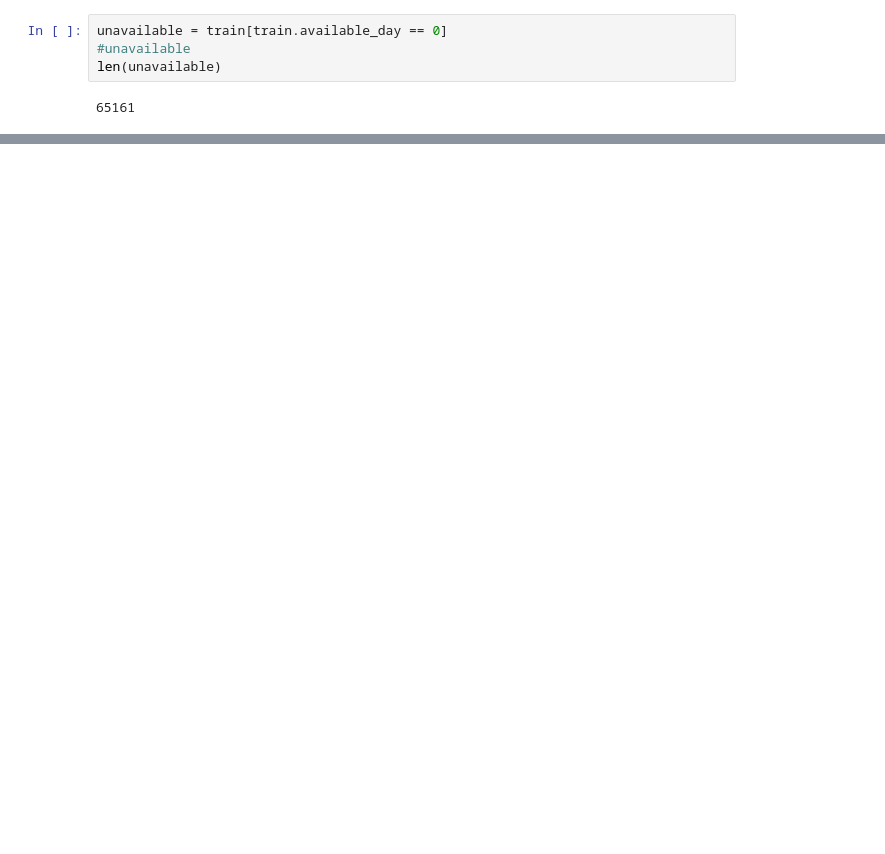
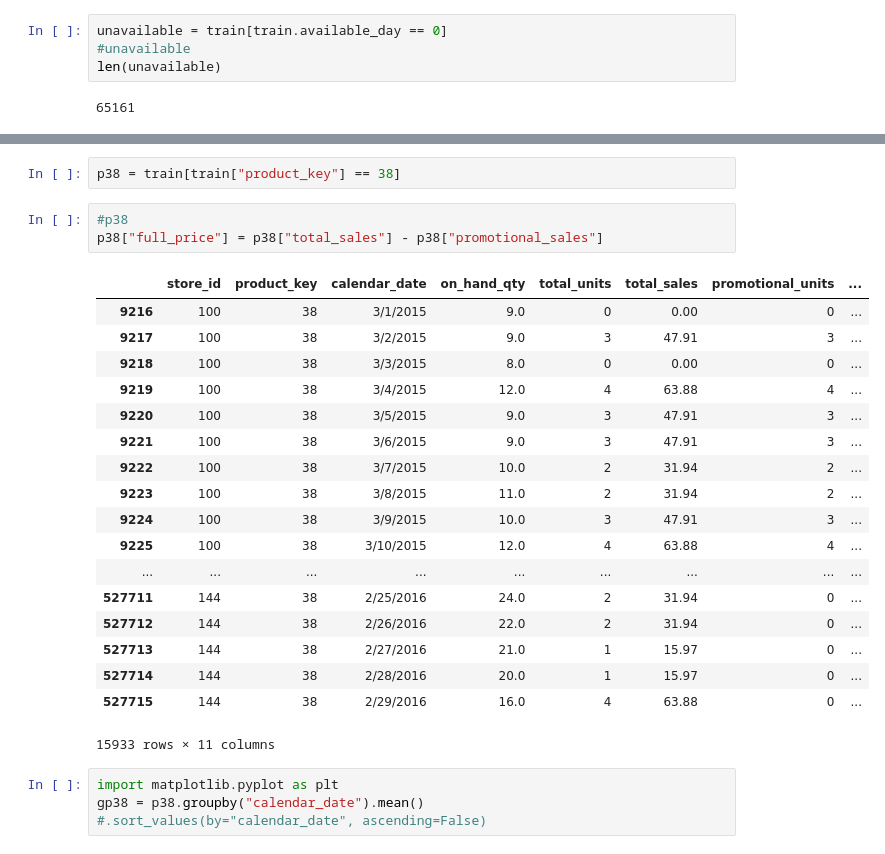
Before and after one commit to cdepeuter/cdsshackathon2016, a Jupyter notebook: roam.ipynb, the cells around one changed output, grey strips where cells are left out. Drawn from its saved outputs; the diff is of its cells as text; blank space fills up the shorter version.

```diff
--- a/roam.ipynb
+++ b/roam.ipynb
@@ -75,0 +204,28 @@ len(unavailable)
+# %%
+p38 = train[train["product_key"] == 38]
+# %%
+#p38
+p38["full_price"] = p38["total_sales"] - p38["promotional_sales"]
+# %% [output]
+|  | store_id | product_key | calendar_date | on_hand_qty | total_units | total_sales | promotional_units | ... |
+| 9216 | 100 | 38 | 3/1/2015 | 9.0 | 0 | 0.00 | 0 | ... |
+| 9217 | 100 | 38 | 3/2/2015 | 9.0 | 3 | 47.91 | 3 | ... |
+| 9218 | 100 | 38 | 3/3/2015 | 8.0 | 0 | 0.00 | 0 | ... |
+| 9219 | 100 | 38 | 3/4/2015 | 12.0 | 4 | 63.88 | 4 | ... |
+| 9220 | 100 | 38 | 3/5/2015 | 9.0 | 3 | 47.91 | 3 | ... |
+| 9221 | 100 | 38 | 3/6/2015 | 9.0 | 3 | 47.91 | 3 | ... |
+| 9222 | 100 | 38 | 3/7/2015 | 10.0 | 2 | 31.94 | 2 | ... |
+| 9223 | 100 | 38 | 3/8/2015 | 11.0 | 2 | 31.94 | 2 | ... |
+| 9224 | 100 | 38 | 3/9/2015 | 10.0 | 3 | 47.91 | 3 | ... |
+| 9225 | 100 | 38 | 3/10/2015 | 12.0 | 4 | 63.88 | 4 | ... |
+| ... | ... | ... | ... | ... | ... | ... | ... | ... |
+| 527711 | 144 | 38 | 2/25/2016 | 24.0 | 2 | 31.94 | 0 | ... |
+| 527712 | 144 | 38 | 2/26/2016 | 22.0 | 2 | 31.94 | 0 | ... |
+| 527713 | 144 | 38 | 2/27/2016 | 21.0 | 1 | 15.97 | 0 | ... |
+| 527714 | 144 | 38 | 2/28/2016 | 20.0 | 1 | 15.97 | 0 | ... |
+| 527715 | 144 | 38 | 2/29/2016 | 16.0 | 4 | 63.88 | 0 | ... |
+15933 rows × 11 columns
+# %%
+import matplotlib.pyplot as plt
+gp38 = p38.groupby("calendar_date").mean()
+#.sort_values(by="calendar_date", ascending=False)
```
Also changed, not shown: parts of 15 cells of this notebook, 2 other files.
